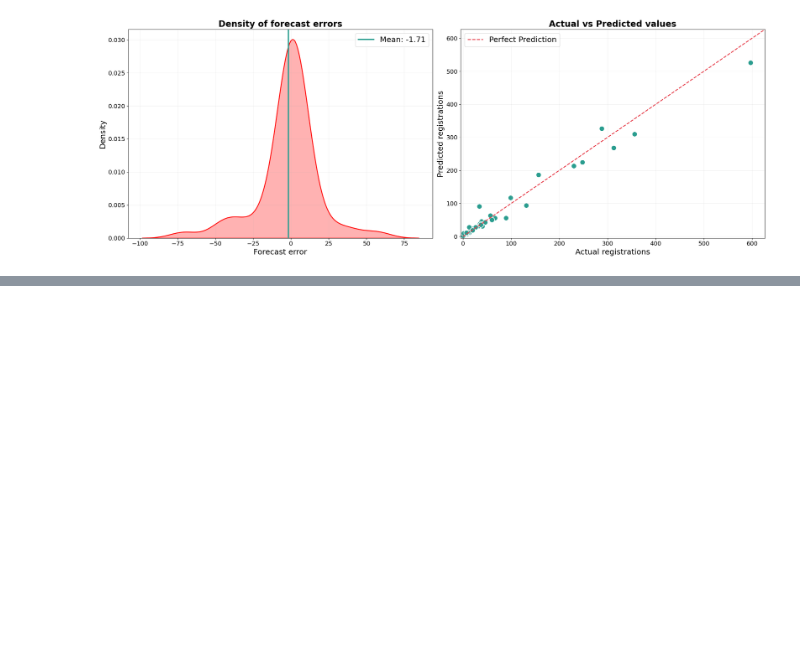
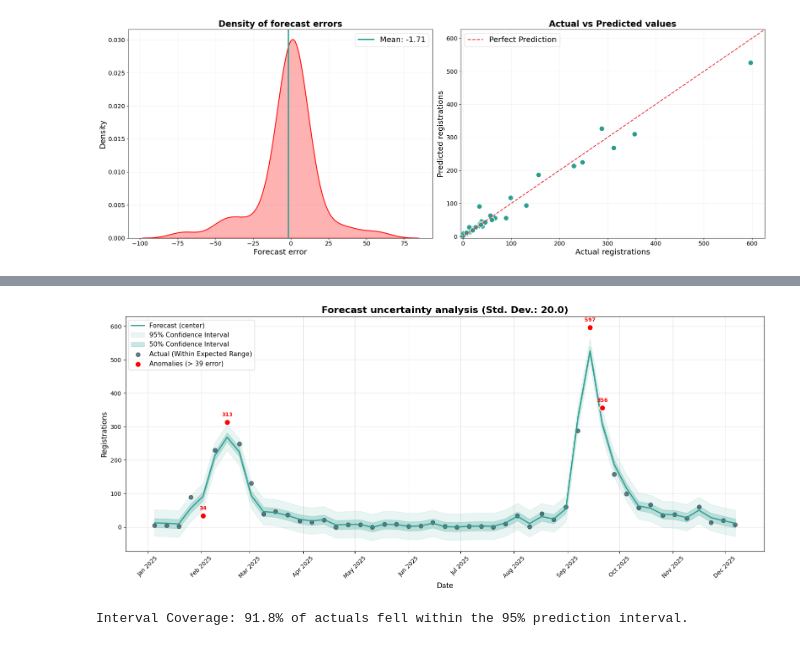
Before and after one commit to franciscopana/M.IA_Time-Series-Forecasting, a Jupyter notebook: result_analysis.ipynb, the cells around one changed output, grey strips where cells are left out. Cells and saved outputs as stored; diff of their text form; code cells hidden in the pictures; blank space fills up the shorter version.

```diff
--- a/result_analysis.ipynb
+++ b/result_analysis.ipynb
@@ -178,0 +235,58 @@ plt.show()
+# %%
+sigma = results_df['residual'].std()
+
+results_df['upper_95'] = results_df['predicted'] + (1.96 * sigma)
+results_df['lower_95'] = results_df['predicted'] - (1.96 * sigma)
+results_df['upper_50'] = results_df['predicted'] + (0.675 * sigma)
+results_df['lower_50'] = results_df['predicted'] - (0.675 * sigma)
+
+results_df['is_outlier'] = (results_df['actual'] > results_df['upper_95']) | \
+                           (results_df['actual'] < results_df['lower_95'])
+outliers = results_df[results_df['is_outlier']]
+safe_points = results_df[~results_df['is_outlier']]
+
+fig, ax = plt.subplots(figsize=(16, 7))
+
+ax.plot(results_df['week_ending'], results_df['predicted'],
+        color='#2A9D8F', linewidth=2, label='Forecast (center)')
+
+ax.fill_between(results_df['week_ending'],
+                results_df['lower_95'], results_df['upper_95'],
+                color='#2A9D8F', alpha=0.10, label='95% Confidence Interval')
+
+ax.fill_between(results_df['week_ending'],
+                results_df['lower_50'], results_df['upper_50'],
+                color='#2A9D8F', alpha=0.25, label='50% Confidence Interval')
+
+ax.scatter(safe_points['week_ending'], safe_points['actual'],
+           color='#264653', s=50, alpha=0.7, label='Actual (Within Expected Range)')
+
+ax.scatter(outliers['week_ending'], outliers['actual'],
+           color='red', s=100, zorder=5, edgecolor='white', linewidth=1.5,
+           label=f'Anomalies (> {1.96*sigma:.0f} error)')
+
+for _, row in outliers.iterrows():
+    ax.annotate(f"{row['actual']}",
+                xy=(row['week_ending'], row['actual']),
+                xytext=(0, 10), textcoords='offset points',
+                ha='center', fontsize=9, fontweight='bold', color='red')
+
+ax.set_title(f'Forecast uncertainty analysis (Std. Dev.: {sigma:.1f})', fontsize=16, fontweight='bold')
+ax.set_ylabel('Registrations', fontsize=12)
+ax.set_xlabel('Date', fontsize=12)
+ax.legend(loc='upper left', fontsize=11)
+ax.grid(True, alpha=0.3)
+
+ax.xaxis.set_major_formatter(mdates.DateFormatter('%b %Y'))
+ax.xaxis.set_major_locator(mdates.MonthLocator())
+plt.xticks(rotation=45)
+
+plt.tight_layout()
+plt.savefig(figures_dir / 'forecast_confidence_intervals.png', dpi=300, bbox_inches='tight')
+plt.show()
+
+coverage_95 = (len(results_df) - len(outliers)) / len(results_df) * 100
+print(f"Interval Coverage: {coverage_95:.1f}% of actuals fell within the 95% prediction interval.")
+# %% [output]
+[figure, added]
+Interval Coverage: 91.8% of actuals fell within the 95% prediction interval.
```
Also changed, not shown: parts of 1 cell of this notebook, 2 other files.
